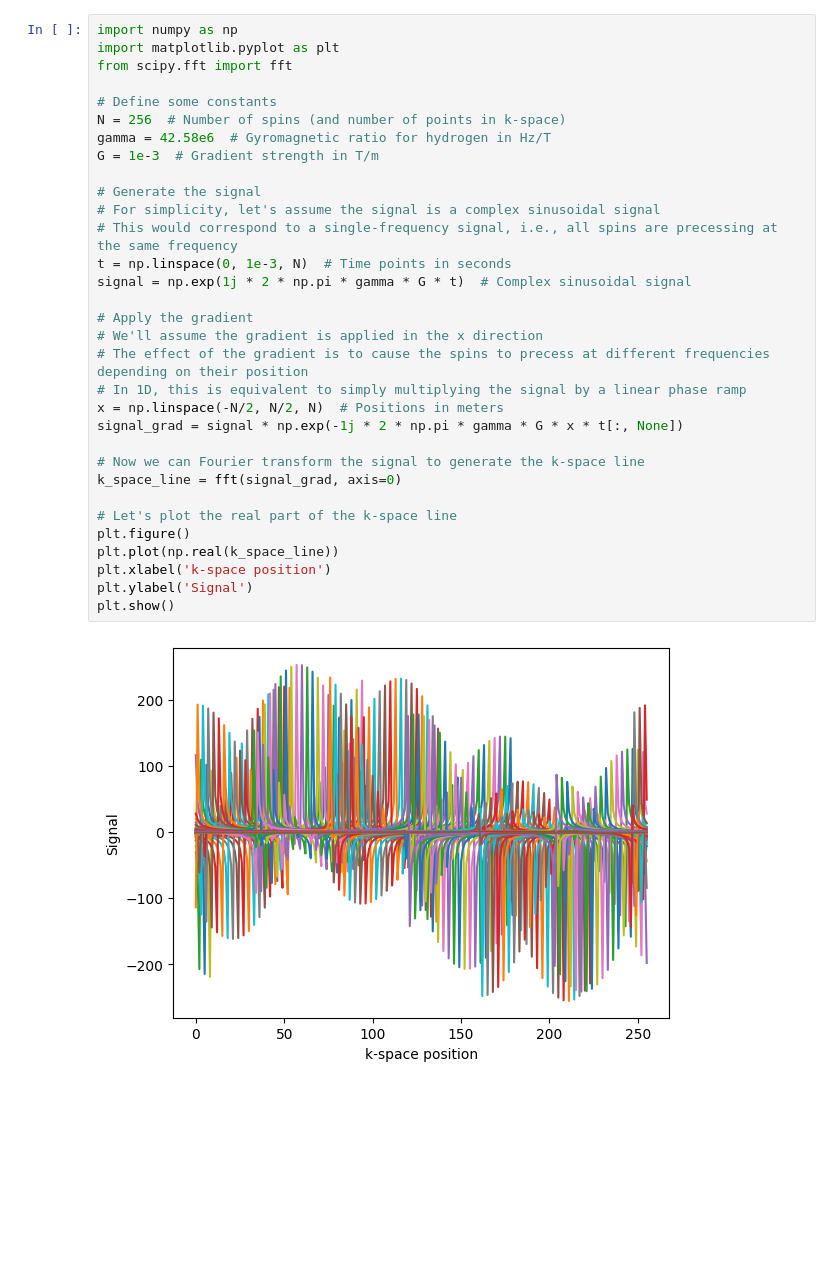
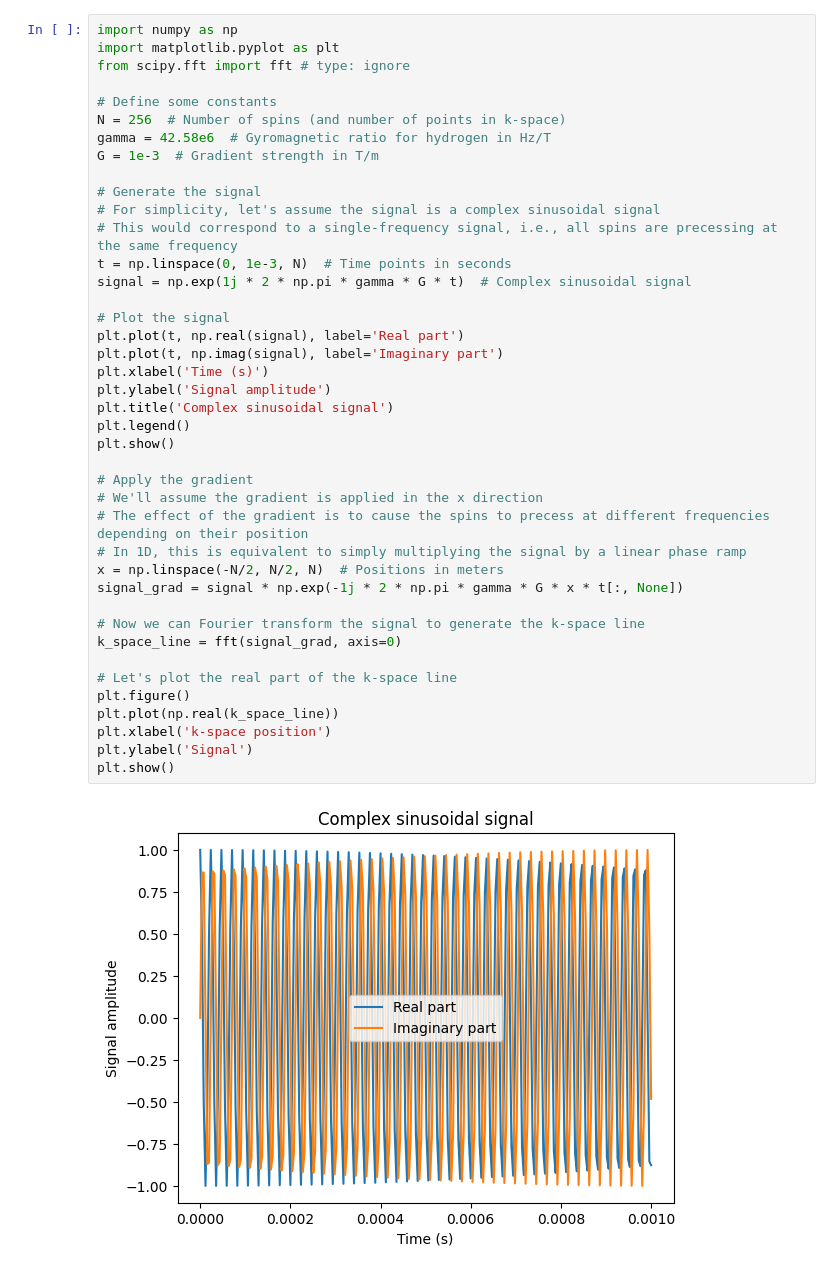
Before and after one commit to MaxStrey/Martinos_MR, a Jupyter notebook: Martinos_project/phantom_generation/phantom_4.ipynb, the cells around one changed output. Cells and saved outputs as stored; diff of their text form; blank space fills up the shorter version.

```diff
--- a/Martinos_project/phantom_generation/phantom_4.ipynb
+++ b/Martinos_project/phantom_generation/phantom_4.ipynb
@@ -1,34 +1,43 @@
 # %%
 import numpy as np
 import matplotlib.pyplot as plt
-from scipy.fft import fft
+from scipy.fft import fft # type: ignore
 
 # Define some constants
 N = 256  # Number of spins (and number of points in k-space)
 gamma = 42.58e6  # Gyromagnetic ratio for hydrogen in Hz/T
 G = 1e-3  # Gradient strength in T/m
 
 # Generate the signal
 # For simplicity, let's assume the signal is a complex sinusoidal signal
 # This would correspond to a single-frequency signal, i.e., all spins are precessing at the same frequency
 t = np.linspace(0, 1e-3, N)  # Time points in seconds
 signal = np.exp(1j * 2 * np.pi * gamma * G * t)  # Complex sinusoidal signal
+
+# Plot the signal
+plt.plot(t, np.real(signal), label='Real part')
+plt.plot(t, np.imag(signal), label='Imaginary part')
+plt.xlabel('Time (s)')
+plt.ylabel('Signal amplitude')
+plt.title('Complex sinusoidal signal')
+plt.legend()
+plt.show()
 
 # Apply the gradient
 # We'll assume the gradient is applied in the x direction
 # The effect of the gradient is to cause the spins to precess at different frequencies depending on their position
 # In 1D, this is equivalent to simply multiplying the signal by a linear phase ramp
 x = np.linspace(-N/2, N/2, N)  # Positions in meters
 signal_grad = signal * np.exp(-1j * 2 * np.pi * gamma * G * x * t[:, None])
 
 # Now we can Fourier transform the signal to generate the k-space line
 k_space_line = fft(signal_grad, axis=0)
 
 # Let's plot the real part of the k-space line
 plt.figure()
 plt.plot(np.real(k_space_line))
 plt.xlabel('k-space position')
 plt.ylabel('Signal')
 plt.show()
 # %% [output]
-[figure, old version]
+[figure, new version]
```
Also changed, not shown: parts of 2 cells of this notebook, 2 other files.
